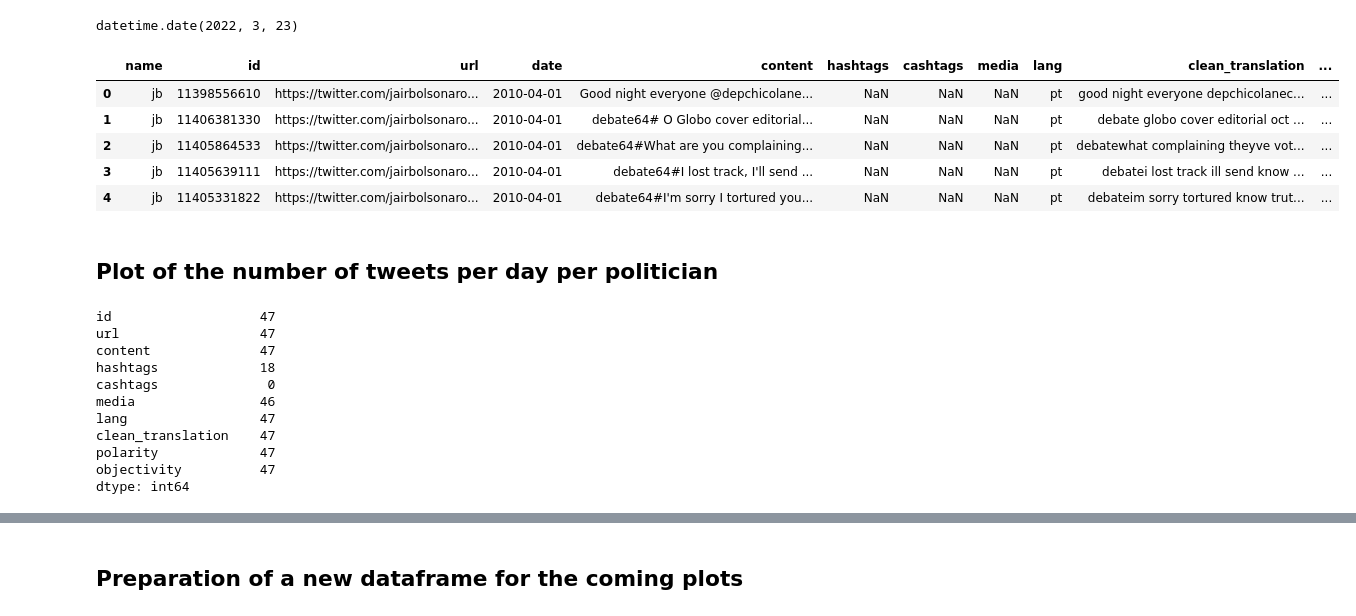
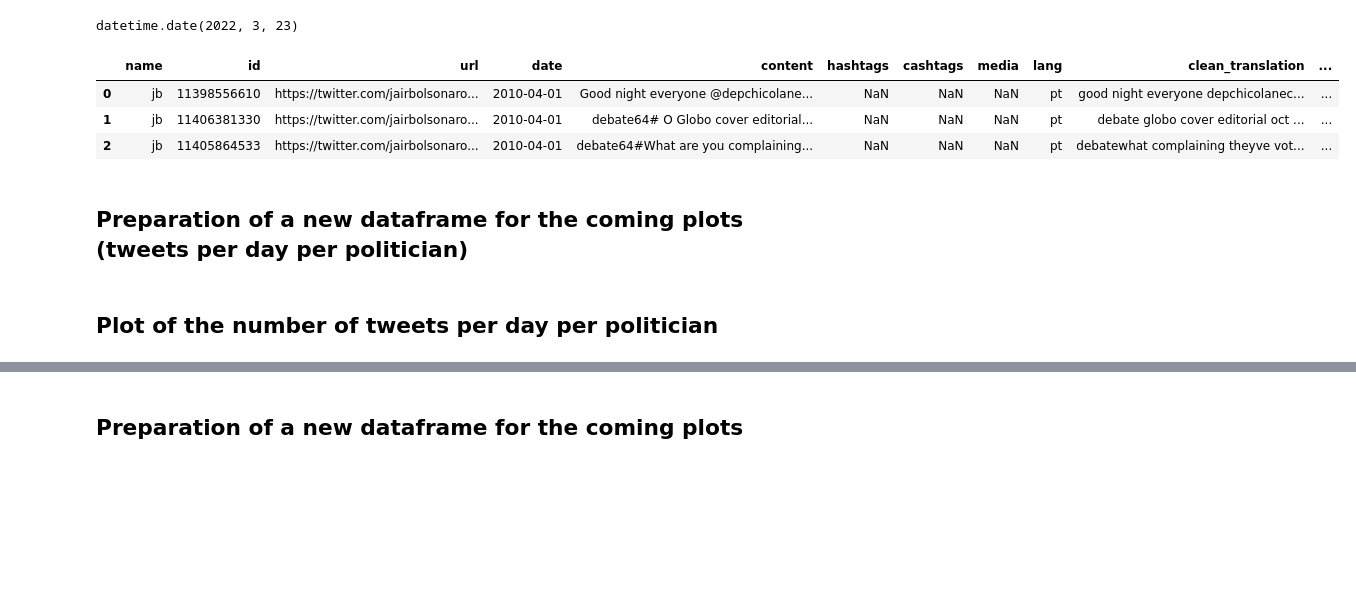
Before and after one commit to reichardtma/prestweets, a Jupyter notebook: notebooks/Data Visualisation.ipynb, the cells around one changed output, grey strips where cells are left out. Cells and saved outputs as stored; diff of their text form; code cells hidden in the pictures; blank space fills up the shorter version.

```diff
--- a/notebooks/Data Visualisation.ipynb
+++ b/notebooks/Data Visualisation.ipynb
@@ -123,12 +107,12 @@ pres = pres.sort_values("date")
 # %%
 pres = pres.reset_index()
 pres = pres.drop(columns = ['index'])
-# %%
-pres.head()
-# %% [output]
-|  | name | id | url | date | content | hashtags | cashtags | media | lang | clean_translation | ... |
-| 0 | jb | 11398556610 | https://twitter.com/jairbolsonaro... | 2010-04-01 | Good night everyone @depchicolane... | NaN | NaN | NaN | pt | good night everyone depchicolanec... | ... |
-| 1 | jb | 11406381330 | https://twitter.com/jairbolsonaro... | 2010-04-01 | debate64# O Globo cover editorial... | NaN | NaN | NaN | pt | debate globo cover editorial oct ... | ... |
-| 2 | jb | 11405864533 | https://twitter.com/jairbolsonaro... | 2010-04-01 | debate64#What are you complaining... | NaN | NaN | NaN | pt | debatewhat complaining theyve vot... | ... |
-| 3 | jb | 11405639111 | https://twitter.com/jairbolsonaro... | 2010-04-01 | debate64#I lost track, I'll send ... | NaN | NaN | NaN | pt | debatei lost track ill send know ... | ... |
-| 4 | jb | 11405331822 | https://twitter.com/jairbolsonaro... | 2010-04-01 | debate64#I'm sorry I tortured you... | NaN | NaN | NaN | pt | debateim sorry tortured know trut... | ... |
+# %%
+pres.head(3)
+# %% [output]
+|  | name | id | url | date | content | hashtags | cashtags | media | lang | clean_translation | ... |
+| 0 | jb | 11398556610 | https://twitter.com/jairbolsonaro... | 2010-04-01 | Good night everyone @depchicolane... | NaN | NaN | NaN | pt | good night everyone depchicolanec... | ... |
+| 1 | jb | 11406381330 | https://twitter.com/jairbolsonaro... | 2010-04-01 | debate64# O Globo cover editorial... | NaN | NaN | NaN | pt | debate globo cover editorial oct ... | ... |
+| 2 | jb | 11405864533 | https://twitter.com/jairbolsonaro... | 2010-04-01 | debate64#What are you complaining... | NaN | NaN | NaN | pt | debatewhat complaining theyve vot... | ... |
+# %% [markdown]
+## Preparation of a new dataframe for the coming plots (tweets per day per politician)
@@ -135,17 +125,3 @@ pres.head()
 # %% [markdown]
 ## Plot of the number of tweets per day per politician
-# %%
-print(pres[pres.name == 'jb'].groupby(["date", "name"]).count().max())
-# %% [output]
-id                   47
-url                  47
-content              47
-hashtags             18
-cashtags              0
-media                46
-lang                 47
-clean_translation    47
-polarity             47
-objectivity          47
-dtype: int64
 # %%
```
Also changed, not shown: parts of 20 cells of this notebook.
